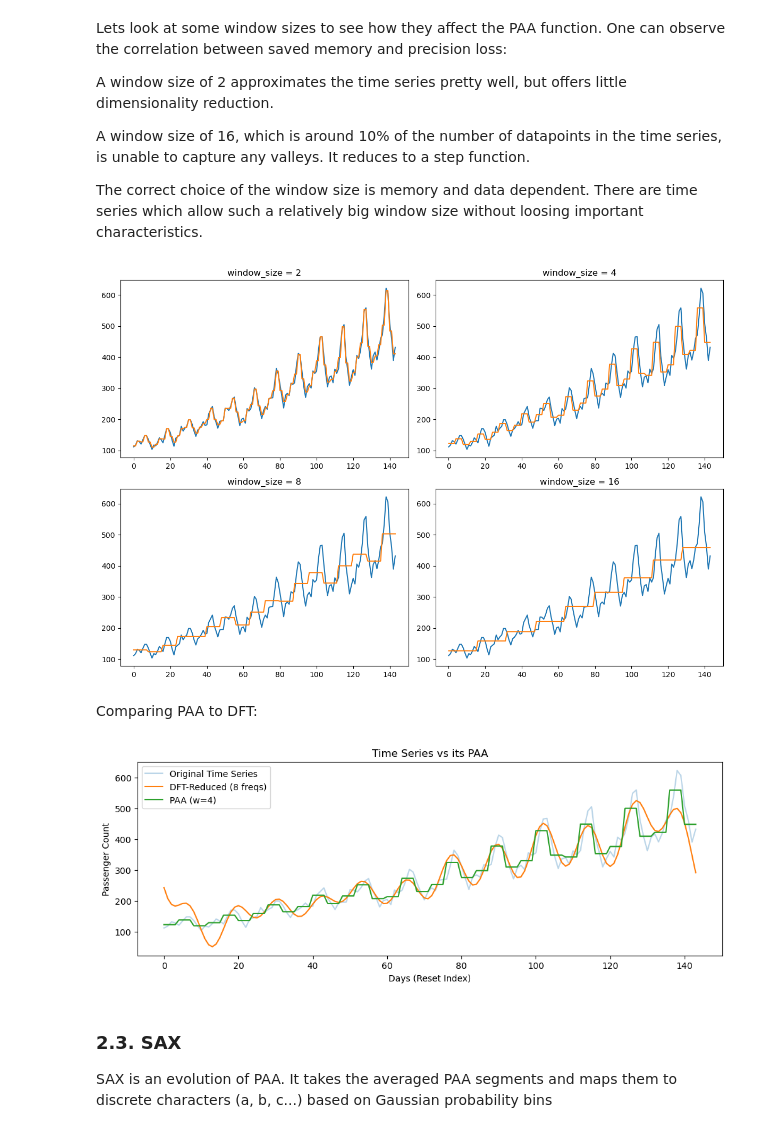
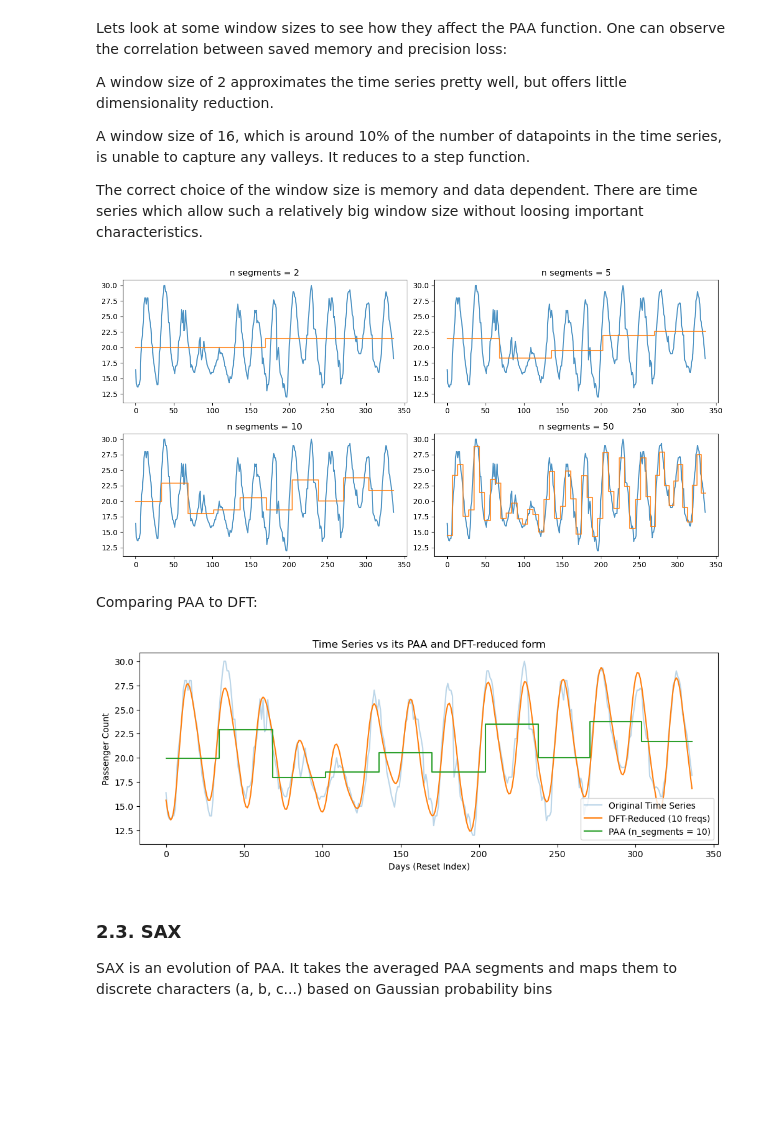
Before and after one commit to moritzspuehler/unibz-tsa-lecture-examples, a Jupyter notebook: tsa02_representation.ipynb, the cells around one changed output. Saved outputs shown, nothing was run; the diff lists cells and outputs as text; code cells hidden in the pictures; blank space fills up the shorter version.

```diff
--- a/tsa02_representation.ipynb
+++ b/tsa02_representation.ipynb
@@ -249,16 +272,16 @@ The window size controls how many data points are averaged at once. It is import
 # %%
 # or use pyts.pproximation.PiecewiseAggregateApproximation
-def paa(X, window_size):
-    # 1: calculate new shape
-    n_timestamps_new = len(X) // window_size
-    X_paa = np.empty(n_timestamps_new)
+def paa(X, n_segments):
+    # 1: Split array into number of segments
+    segments = np.array_split(X, n_segments)
+    segment_lengths = [len(chunk) for chunk in segments] # Store segment lengths for X % n_segments != 0
 
-    # 2: average within each window
-    for j in range(n_timestamps_new):
-        X_subsequence = X[j*window_size:(j+1)*window_size] # one window
-        X_paa[j] = np.mean(X_subsequence)
+    # 2: Calculate the mean within each window
+    X_paa = np.empty(n_segments)
+    for j, segment in enumerate(segments):
+        X_paa[j] = np.mean(segment)
 
-    return X_paa
+    return X_paa, segment_lengths
 # %% [markdown]
 Lets look at some window sizes to see how they affect the PAA function. One can observe the correlation between saved memory and precision loss:
 
@@ -268,51 +291,54 @@ A window size of 16, which is around 10% of the number of datapoints in the time
 
 The correct choice of the window size is memory and data dependent. There are time series which allow such a relatively big window size without loosing important characteristics.
 # %%
-ts_paa_2 = paa(ts_example, 2)
-ts_paa_4 = paa(ts_example, 4)
-ts_paa_8 = paa(ts_example, 8)
-ts_paa_16 = paa(ts_example, 16)
+ts_paa_2, paa_len_2 = paa(ts_data, 2)
+ts_paa_5, paa_len_5 = paa(ts_data, 5)
+ts_paa_10, paa_len_10 = paa(ts_data, 10)
+ts_paa_50, paa_len_50 = paa(ts_data, 50)
 
-plt.figure(figsize=(12, 8))
+plt.figure(figsize=(12, 6))
 plt.subplot(2, 2, 1)
-plt.plot(ts_example.reset_index(drop=True))
-plt.plot(np.repeat(ts_paa_2, 2))            # we have to repeat each value to get to the original length
-plt.title("window_size = 2")
+plt.plot(ts_data.reset_index(drop=True), alpha=0.8)
+plt.plot(np.repeat(ts_paa_2, paa_len_2), alpha=0.8, drawstyle='steps-post')            # we have to repeat each value to get to the original length
+plt.title("n segments = 2")
 
 plt.subplot(2, 2, 2)
-plt.plot(ts_example.reset_index(drop=True))
-plt.plot(np.repeat(ts_paa_4, 4))            # we have to repeat each value to get to the original length
-plt.title("window_size = 4")
+plt.plot(ts_data.reset_index(drop=True), alpha=0.8)
+plt.plot(np.repeat(ts_paa_5, paa_len_5), alpha=0.8, drawstyle='steps-post')            # we have to repeat each value to get to the original length
+plt.title("n segments = 5")
 
 plt.subplot(2, 2, 3)
-plt.plot(ts_example.reset_index(drop=True))
-plt.plot(np.repeat(ts_paa_8, 8))            # we have to repeat each value to get to the original length
-plt.title("window_size = 8")
+plt.plot(ts_data.reset_index(drop=True), alpha=0.8)
+plt.plot(np.repeat(ts_paa_10, paa_len_10), alpha=0.8, drawstyle='steps-post')            # we have to repeat each value to get to the original length
+plt.title("n segments = 10")
 
 plt.subplot(2, 2, 4)
-plt.plot(ts_example.reset_index(drop=True))
-plt.plot(np.repeat(ts_paa_16, 16))          # we have to repeat each value to get to the original length
-plt.title("window_size = 16")
+plt.plot(ts_data.reset_index(drop=True), alpha=0.8)
+plt.plot(np.repeat(ts_paa_50, paa_len_50), alpha=0.8, drawstyle='steps-post')          # we have to repeat each value to get to the original length
+plt.title("n segments = 50")
 
 plt.tight_layout()
 plt.show()
 # %% [output]
-[figure, old version]
+[figure, new version]
 # %% [markdown]
 Comparing PAA to DFT:
 # %%
+n_dims = 10
+
 plt.figure(figsize=(12, 4))
-plt.plot(ts_example.reset_index(drop=True), label="Original Time Series", alpha=0.3)
-plt.plot(irfft(reduce_dims(rfft(ts_example.Passengers.copy()), 8), n=N), label="DFT-Reduced (8 freqs)") # TS -> DFT -> Reduce -> Reverse
-plt.plot(np.repeat(paa(ts_example, 4), 4), label="PAA (w=4)")
+plt.plot(ts_data.reset_index(drop=True), label="Original Time Series", alpha=0.3)
+plt.plot(irfft(reduce_dims_fft(rfft(ts_data.values), n_dims), n=N), label=f"DFT-Reduced ({n_dims} freqs)") # TS -> DFT -> Reduce -> Reverse
+ts_paa, paa_lens = paa(ts_data, n_dims)
+plt.plot(np.repeat(ts_paa, paa_lens), label=f"PAA (n_segments = {n_dims})", drawstyle='steps-post')
 
-plt.title("Time Series vs its PAA")
+plt.title("Time Series vs its PAA and DFT-reduced form")
 plt.xlabel("Days (Reset Index)")
 plt.ylabel("Passenger Count")
 plt.legend()
 plt.show()
 # %% [output]
-[figure, old version]
+[figure, new version]
 # %% [markdown]
 ### 2.3. SAX
 
```
Also changed, not shown: parts of 27 cells of this notebook.
